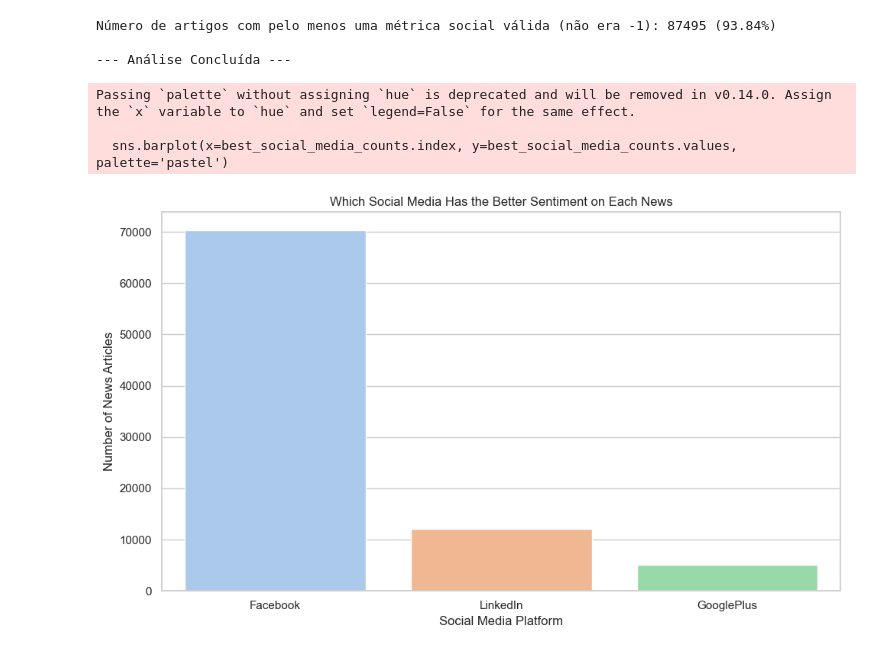
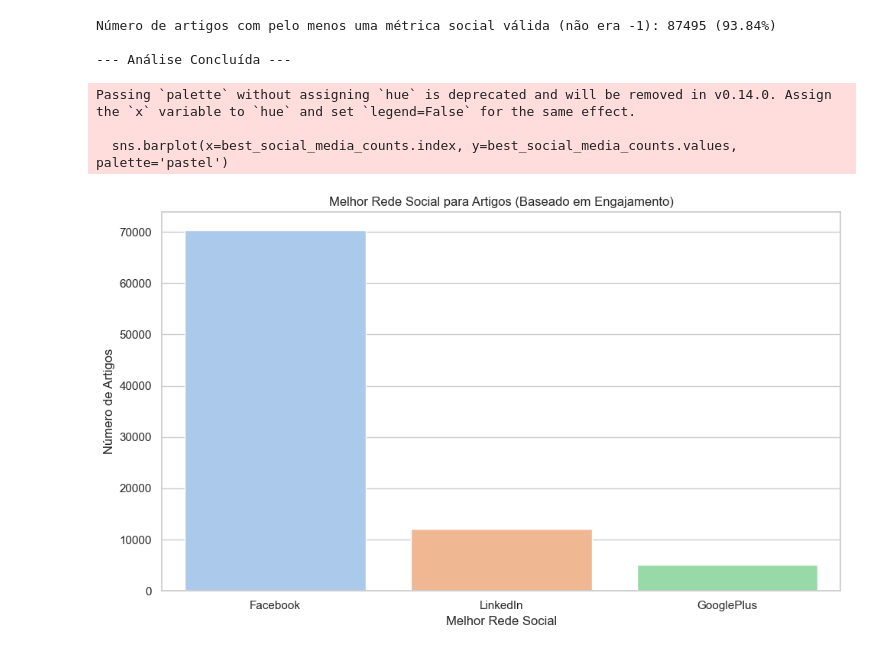
Before and after one commit to fabricioFolmer/data_analysis, a Jupyter notebook: AnaliseNews.ipynb, the cells around one changed output. Saved outputs shown, nothing was run; the diff lists cells and outputs as text; code cells hidden in the pictures.

Commit message:
fix: Traduz gráfico para ptbr

```diff
--- a/AnaliseNews.ipynb
+++ b/AnaliseNews.ipynb
@@ -300,24 +300,24 @@ Número de artigos com pelo menos uma métrica social válida (não era -1): 874
 # %%
 # Cria uma nova coluna 'BestSocialMedia' que identifica a melhor rede social para cada artigo
 # com base no maior valor de engajamento
 df['BestSocialMedia'] = df[social_cols].idxmax(axis=1)
 
 # Filtra os artigos que têm pelo menos uma rede social com valor válido
 df_filtered = df.dropna(subset=social_cols, how='all')
 
 # Contagem de artigos por melhor rede social
 best_social_media_counts = df_filtered['BestSocialMedia'].value_counts()
 
 # Exibe os resultados
 plt.figure(figsize=(10, 6))
 sns.barplot(x=best_social_media_counts.index, y=best_social_media_counts.values, palette='pastel')
-plt.title('Which Social Media Has the Better Sentiment on Each News')
-plt.xlabel('Social Media Platform')
-plt.ylabel('Number of News Articles')
+plt.title('Melhor Rede Social para Artigos (Baseado em Engajamento)')
+plt.xlabel('Melhor Rede Social')
+plt.ylabel('Número de Artigos')
 plt.tight_layout()
 plt.show()
 # %% [output]
 Passing `palette` without assigning `hue` is deprecated and will be removed in v0.14.0. Assign the `x` variable to `hue` and set `legend=False` for the same effect.
 
   sns.barplot(x=best_social_media_counts.index, y=best_social_media_counts.values, palette='pastel')
-[figure, old version]
+[figure, new version]
```
Also changed, not shown: parts of 1 cell of this notebook.
